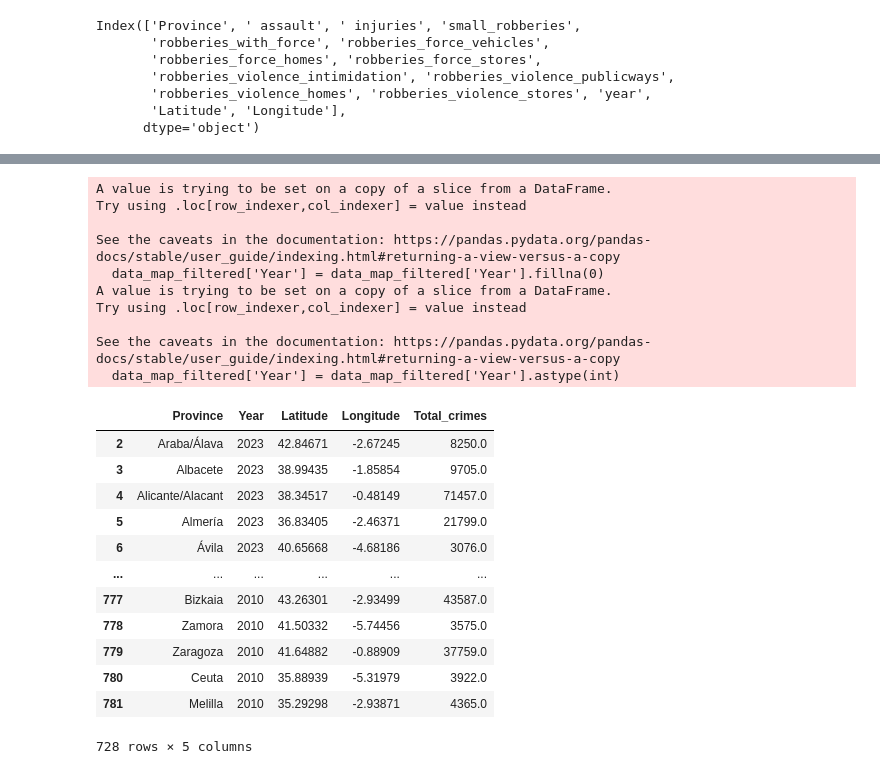
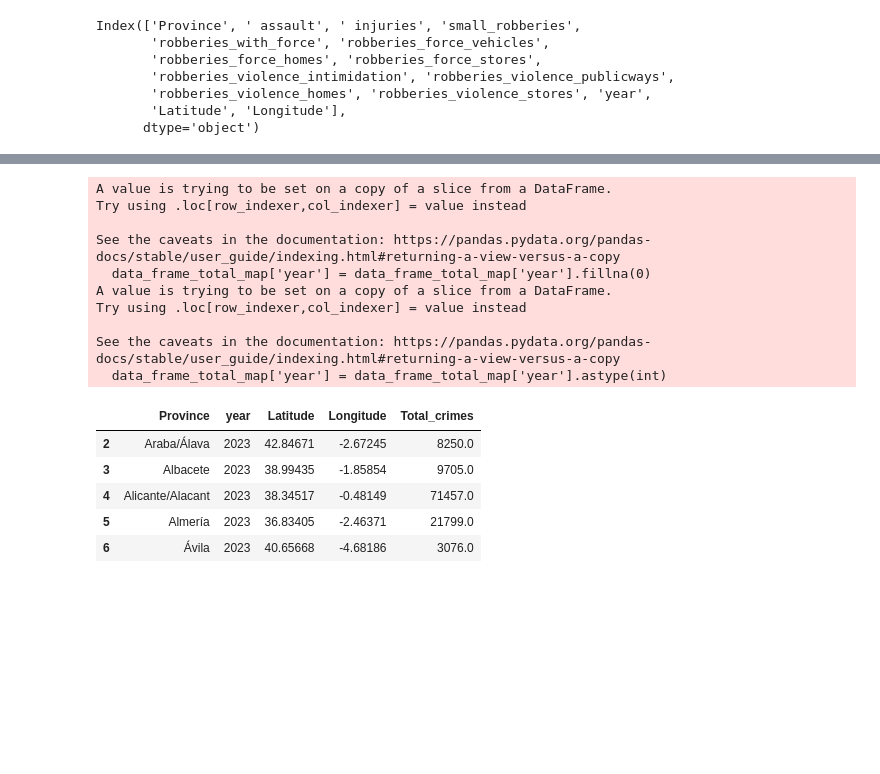
Before and after one commit to LuisHRF/Home-Insurance-Study-Project, a Jupyter notebook: main.ipynb, the cells around one changed output, grey strips where cells are left out. Saved outputs shown, nothing was run; the diff lists cells and outputs as text; code cells hidden in the pictures; blank space fills up the shorter version.

```diff
--- a/main.ipynb
+++ b/main.ipynb
@@ -184,37 +214,27 @@ data_frame_total_map
-# %%
-values_to_remove = ['    Total Nacional', '    En el extranjero','    Desconocida']
-
-data_map_filtered = drop_specific_rows(data_frame_total_map, 'Province', values_to_remove)
-
-
-data_map_filtered['Year'] = data_map_filtered['Year'].fillna(0)
-
-data_map_filtered['Year'] = data_map_filtered['Year'].astype(int)
-
-
-data_map_filtered
-# %% [output]
-A value is trying to be set on a copy of a slice from a DataFrame.
-Try using .loc[row_indexer,col_indexer] = value instead
-
-See the caveats in the documentation: https://pandas.pydata.org/pandas-docs/stable/user_guide/indexing.html#returning-a-view-versus-a-copy
-  data_map_filtered['Year'] = data_map_filtered['Year'].fillna(0)
-A value is trying to be set on a copy of a slice from a DataFrame.
-Try using .loc[row_indexer,col_indexer] = value instead
-
-See the caveats in the documentation: https://pandas.pydata.org/pandas-docs/stable/user_guide/indexing.html#returning-a-view-versus-a-copy
-  data_map_filtered['Year'] = data_map_filtered['Year'].astype(int)
-|  | Province | Year | Latitude | Longitude | Total_crimes |
-| 2 | Araba/Álava | 2023 | 42.84671 | -2.67245 | 8250.0 |
-| 3 | Albacete | 2023 | 38.99435 | -1.85854 | 9705.0 |
-| 4 | Alicante/Alacant | 2023 | 38.34517 | -0.48149 | 71457.0 |
-| 5 | Almería | 2023 | 36.83405 | -2.46371 | 21799.0 |
-| 6 | Ávila | 2023 | 40.65668 | -4.68186 | 3076.0 |
-| ... | ... | ... | ... | ... | ... |
-| 777 | Bizkaia | 2010 | 43.26301 | -2.93499 | 43587.0 |
-| 778 | Zamora | 2010 | 41.50332 | -5.74456 | 3575.0 |
-| 779 | Zaragoza | 2010 | 41.64882 | -0.88909 | 37759.0 |
-| 780 | Ceuta | 2010 | 35.88939 | -5.31979 | 3922.0 |
-| 781 | Melilla | 2010 | 35.29298 | -2.93871 | 4365.0 |
-728 rows × 5 columns
+# %%
+
+
+data_frame_total_map['year'] = data_frame_total_map['year'].fillna(0)
+
+data_frame_total_map['year'] = data_frame_total_map['year'].astype(int)
+
+
+data_frame_total_map.head(5)
+# %% [output]
+A value is trying to be set on a copy of a slice from a DataFrame.
+Try using .loc[row_indexer,col_indexer] = value instead
+
+See the caveats in the documentation: https://pandas.pydata.org/pandas-docs/stable/user_guide/indexing.html#returning-a-view-versus-a-copy
+  data_frame_total_map['year'] = data_frame_total_map['year'].fillna(0)
+A value is trying to be set on a copy of a slice from a DataFrame.
+Try using .loc[row_indexer,col_indexer] = value instead
+
+See the caveats in the documentation: https://pandas.pydata.org/pandas-docs/stable/user_guide/indexing.html#returning-a-view-versus-a-copy
+  data_frame_total_map['year'] = data_frame_total_map['year'].astype(int)
+|  | Province | year | Latitude | Longitude | Total_crimes |
+| 2 | Araba/Álava | 2023 | 42.84671 | -2.67245 | 8250.0 |
+| 3 | Albacete | 2023 | 38.99435 | -1.85854 | 9705.0 |
+| 4 | Alicante/Alacant | 2023 | 38.34517 | -0.48149 | 71457.0 |
+| 5 | Almería | 2023 | 36.83405 | -2.46371 | 21799.0 |
+| 6 | Ávila | 2023 | 40.65668 | -4.68186 | 3076.0 |
 # %%
```
Also changed, not shown: parts of 19 cells of this notebook, 1 other file.
